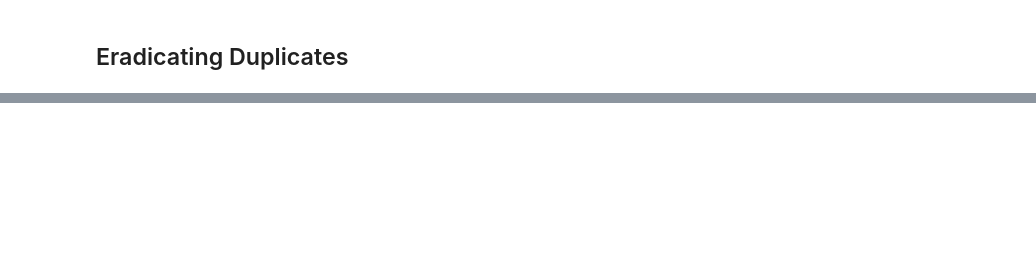
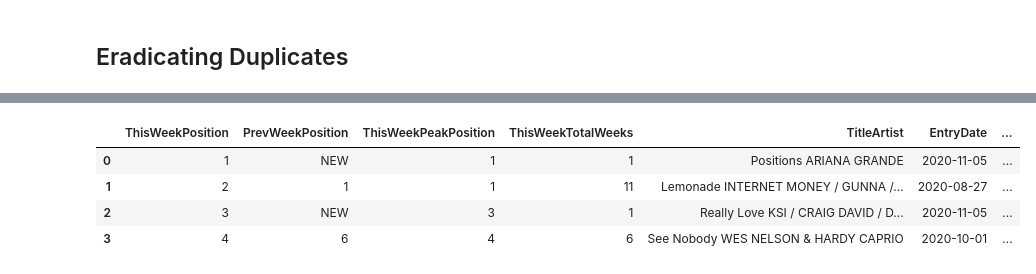
Before and after one commit to jghuynh/Song_Shine, a Jupyter notebook: Song_Rak.ipynb, the cells around one changed output, grey strips where cells are left out. Cells and saved outputs as stored; diff of their text form; code cells hidden in the pictures; blank space fills up the shorter version.

```diff
--- a/Song_Rak.ipynb
+++ b/Song_Rak.ipynb
@@ -636,0 +897,11 @@ print(len(final_df))
+# %%
+# url = "http://www.umdmusic.com/default.asp?Lang=English&Chart=A"
+# mainDF = getDF(url)
+# mainDF = mainDF.reset_index(drop=True)
+mainDF.iloc[0:4]
+# %% [output]
+|  | ThisWeekPosition | PrevWeekPosition | ThisWeekPeakPosition | ThisWeekTotalWeeks | TitleArtist | EntryDate | ... |
+| 0 | 1 | NEW | 1 | 1 | Positions ARIANA GRANDE | 2020-11-05 | ... |
+| 1 | 2 | 1 | 1 | 11 | Lemonade INTERNET MONEY / GUNNA /... | 2020-08-27 | ... |
+| 2 | 3 | NEW | 3 | 1 | Really Love KSI / CRAIG DAVID / D... | 2020-11-05 | ... |
+| 3 | 4 | 6 | 4 | 6 | See Nobody WES NELSON & HARDY CAPRIO | 2020-10-01 | ... |
```
Also changed, not shown: parts of 20 cells of this notebook.
